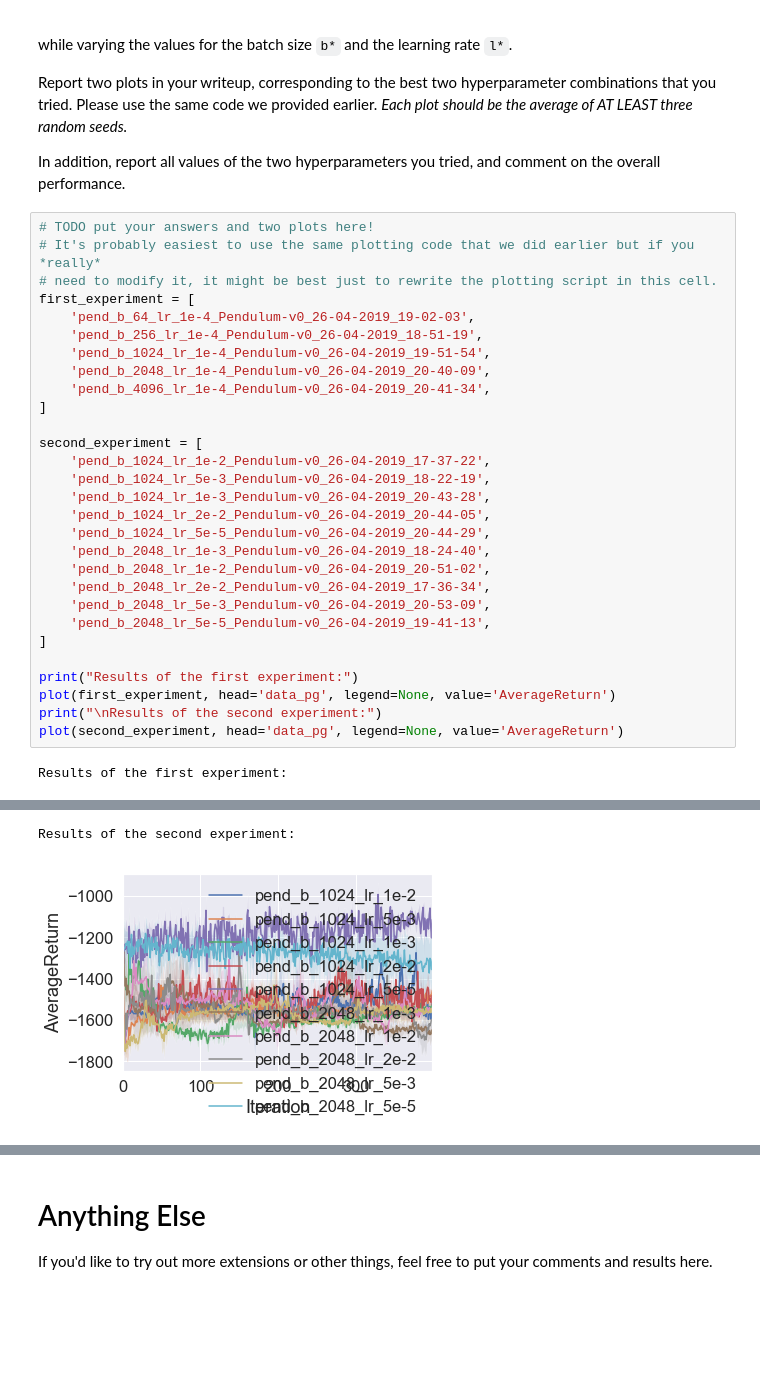
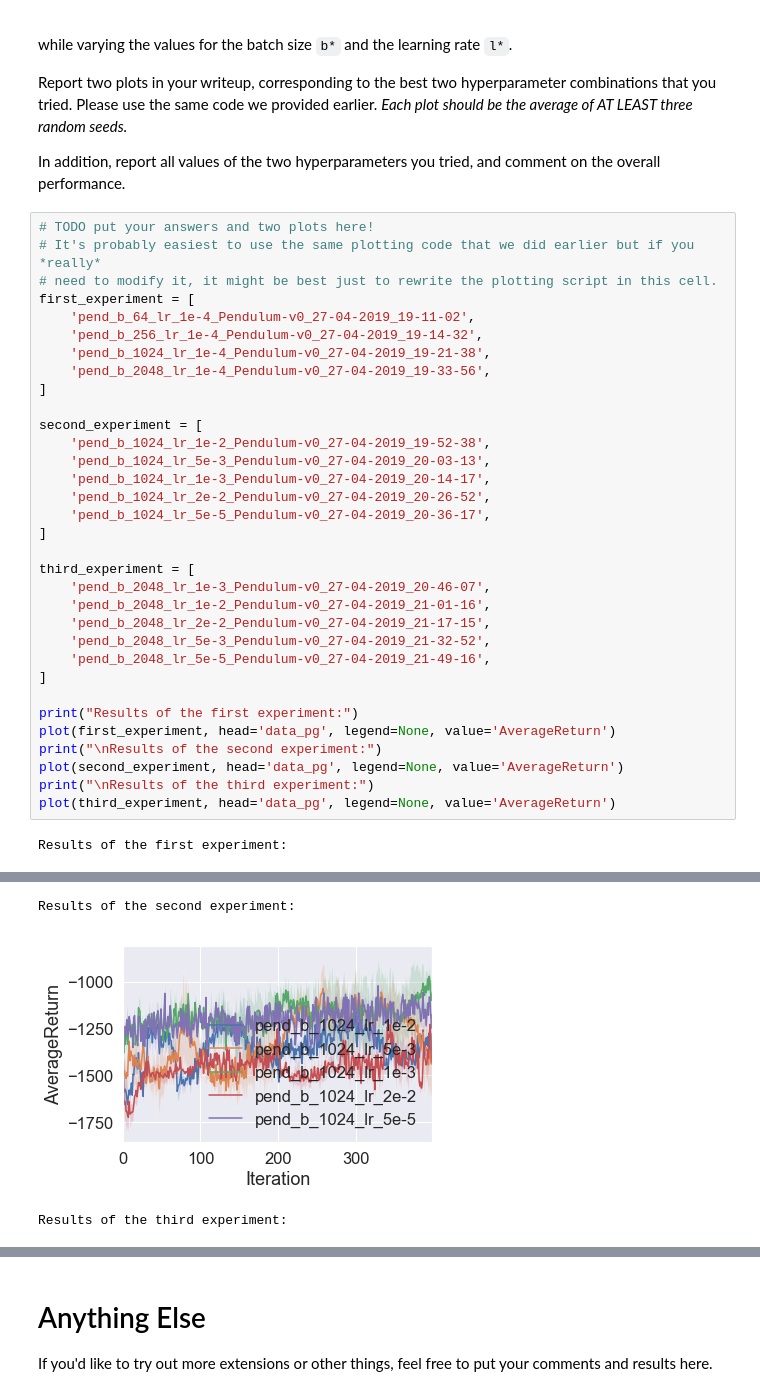
Before and after one commit to nadernamini/cs182-assignment4, a Jupyter notebook: Part01_Policy-Gradients.ipynb, the cells around one changed output, grey strips where cells are left out. Cells and saved outputs as stored; diff of their text form; blank space fills up the shorter version.

```diff
--- a/Part01_Policy-Gradients.ipynb
+++ b/Part01_Policy-Gradients.ipynb
@@ -372,29 +372,33 @@ on the overall performance.
 # It's probably easiest to use the same plotting code that we did earlier but if you *really*
 # need to modify it, it might be best just to rewrite the plotting script in this cell.
 first_experiment = [
-    'pend_b_64_lr_1e-4_Pendulum-v0_26-04-2019_19-02-03',
-    'pend_b_256_lr_1e-4_Pendulum-v0_26-04-2019_18-51-19',
-    'pend_b_1024_lr_1e-4_Pendulum-v0_26-04-2019_19-51-54',
-    'pend_b_2048_lr_1e-4_Pendulum-v0_26-04-2019_20-40-09',
-    'pend_b_4096_lr_1e-4_Pendulum-v0_26-04-2019_20-41-34',
+    'pend_b_64_lr_1e-4_Pendulum-v0_27-04-2019_19-11-02',
+    'pend_b_256_lr_1e-4_Pendulum-v0_27-04-2019_19-14-32',
+    'pend_b_1024_lr_1e-4_Pendulum-v0_27-04-2019_19-21-38',
+    'pend_b_2048_lr_1e-4_Pendulum-v0_27-04-2019_19-33-56',
 ]
 
 second_experiment = [
-    'pend_b_1024_lr_1e-2_Pendulum-v0_26-04-2019_17-37-22',
-    'pend_b_1024_lr_5e-3_Pendulum-v0_26-04-2019_18-22-19',
-    'pend_b_1024_lr_1e-3_Pendulum-v0_26-04-2019_20-43-28',
-    'pend_b_1024_lr_2e-2_Pendulum-v0_26-04-2019_20-44-05',
-    'pend_b_1024_lr_5e-5_Pendulum-v0_26-04-2019_20-44-29',
-    'pend_b_2048_lr_1e-3_Pendulum-v0_26-04-2019_18-24-40',
-    'pend_b_2048_lr_1e-2_Pendulum-v0_26-04-2019_20-51-02',
-    'pend_b_2048_lr_2e-2_Pendulum-v0_26-04-2019_17-36-34',
-    'pend_b_2048_lr_5e-3_Pendulum-v0_26-04-2019_20-53-09',
-    'pend_b_2048_lr_5e-5_Pendulum-v0_26-04-2019_19-41-13',
+    'pend_b_1024_lr_1e-2_Pendulum-v0_27-04-2019_19-52-38',
+    'pend_b_1024_lr_5e-3_Pendulum-v0_27-04-2019_20-03-13',
+    'pend_b_1024_lr_1e-3_Pendulum-v0_27-04-2019_20-14-17',
+    'pend_b_1024_lr_2e-2_Pendulum-v0_27-04-2019_20-26-52',
+    'pend_b_1024_lr_5e-5_Pendulum-v0_27-04-2019_20-36-17',
+]
+
+third_experiment = [
+    'pend_b_2048_lr_1e-3_Pendulum-v0_27-04-2019_20-46-07',
+    'pend_b_2048_lr_1e-2_Pendulum-v0_27-04-2019_21-01-16',
+    'pend_b_2048_lr_2e-2_Pendulum-v0_27-04-2019_21-17-15',
+    'pend_b_2048_lr_5e-3_Pendulum-v0_27-04-2019_21-32-52',
+    'pend_b_2048_lr_5e-5_Pendulum-v0_27-04-2019_21-49-16',
 ]
 
 print("Results of the first experiment:")
 plot(first_experiment, head='data_pg', legend=None, value='AverageReturn')
 print("\nResults of the second experiment:")
 plot(second_experiment, head='data_pg', legend=None, value='AverageReturn')
+print("\nResults of the third experiment:")
+plot(third_experiment, head='data_pg', legend=None, value='AverageReturn')
 # %% [output]
 Results of the first experiment:
@@ -402,2 +406,3 @@ Results of the first experiment:
 Results of the second experiment:
-[figure, old version]
+[figure, new version]
+Results of the third experiment:
```
Also changed, not shown: parts of 5 cells of this notebook, 3 other files.
